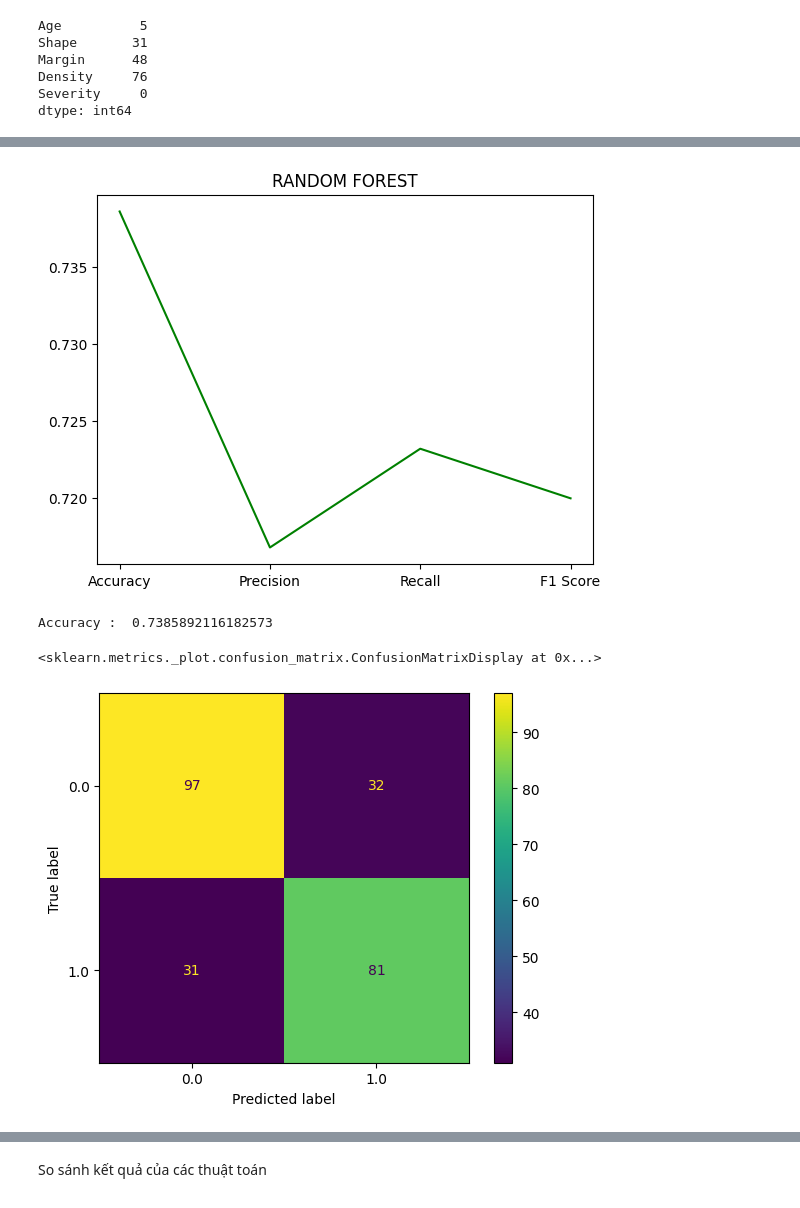
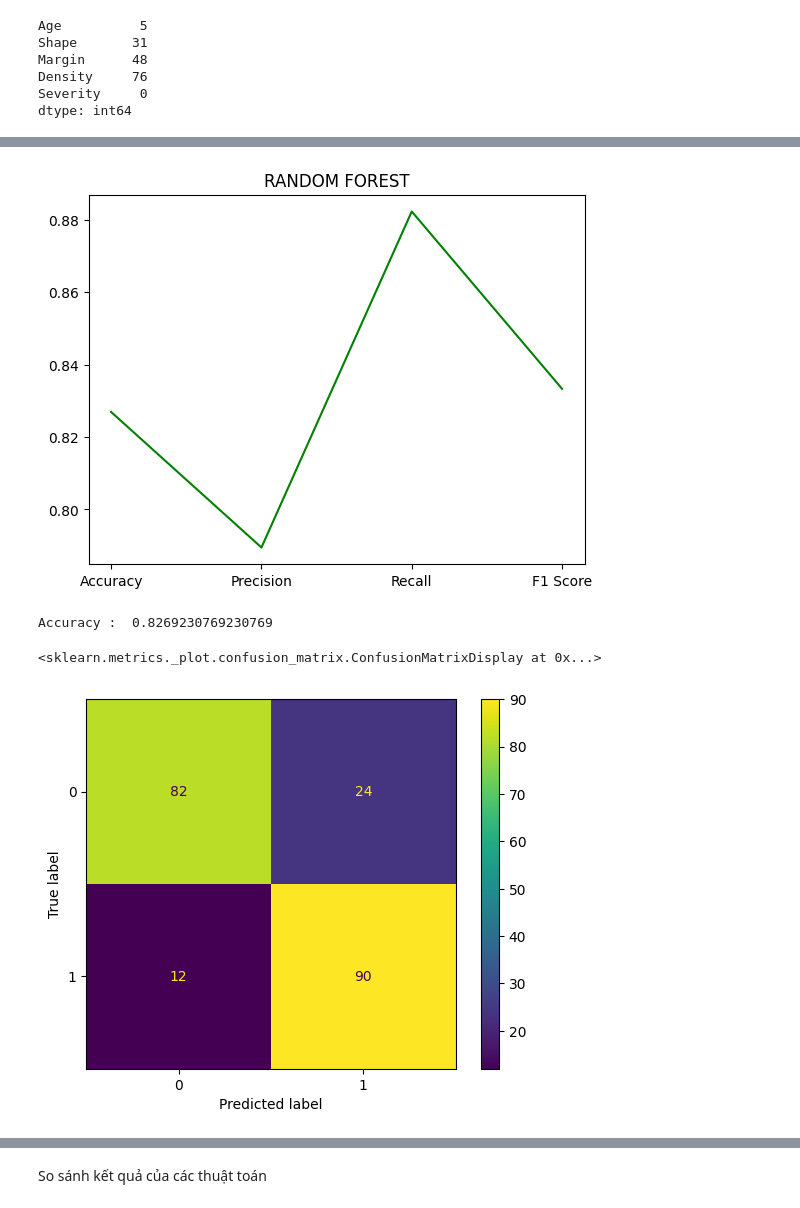
Before and after one commit to NguyenThiHongLinh/ML2023, a Jupyter notebook: Nhom2_Seminar_ML.ipynb, the cells around one changed output, grey strips where cells are left out. Drawn from its saved outputs; the diff is of its cells as text; code cells hidden in the pictures.

```diff
--- a/Nhom2_Seminar_ML.ipynb
+++ b/Nhom2_Seminar_ML.ipynb
@@ -67,7 +67,3 @@ Margin      48
 Density     76
 Severity     0
 dtype: int64
-# %%
-#fill in dữ liệu bị thiếu
-imputer = SimpleImputer(missing_values=np.nan, strategy = "most_frequent")
-imputer.fit(data)
@@ -81,6 +70,3 @@ array([59.,  4.,  1.,  3.,  0.])
-# %%
-#impute into dataset
-data = imputer.transform(data)
 # %%
 data = pd.DataFrame(data)
 # thống kê các thuộc tính của dữ liệu
@@ -95,3 +81,7 @@ data.describe(include=("all"))
 | 50% | 57.000000 | 3.000000 | 3.000000 | 3.000000 | 0.000000 |
 | 75% | 66.000000 | 4.000000 | 4.000000 | 3.000000 | 1.000000 |
 | max | 96.000000 | 4.000000 | 5.000000 | 4.000000 | 1.000000 |
+# %%
+data.dropna(inplace=True)
+data.shape
+data. describe(include=("all"))
@@ -315,33 +315,33 @@ Accuracy :  0.7095435684647303
 # %%
 # RANDOM FOREST CLASSIFIER
 from sklearn.ensemble import RandomForestClassifier
-clf = RandomForestClassifier(n_estimators=10)
+clf = RandomForestClassifier(max_depth=3, n_estimators=100, random_state=0)
 clf = clf.fit(X_train,y_train)
 y_pred_rd = clf.predict(X_test)
 clf.score(X_test, y_test)
 # scores = model_selection.cross_val_score(clf,X,y,cv=10)
 # print(scores)
 # print(scores.mean())
 
 acc_rd=accuracy_score(y_test, y_pred_rd)
 precision_rd = precision_score(y_test, y_pred_rd)
 recall_rd = recall_score(y_test, y_pred_rd)
 f1_rd = f1_score(y_test, y_pred_rd)
 
 #Create data for plotting
 values = [acc_rd, precision_rd, recall_rd, f1_rd]
 names = ["Accuracy", "Precision", "Recall", "F1 Score"]
 plt.plot(names, values, color="green")
 plt.title("RANDOM FOREST")
 plt.show()
 
 print ("Accuracy : ", acc_rd)
 ConfusionMatrixDisplay.from_predictions(y_test, y_pred_rd)
 # %% [output]
-[figure, old version]
+[figure, new version]
-Accuracy :  0.7385892116182573
+Accuracy :  0.8269230769230769
 <sklearn.metrics._plot.confusion_matrix.ConfusionMatrixDisplay at 0x...>
-[figure, old version]
+[figure, new version]
 # %%
 #Neural network
 import keras
```
Also changed, not shown: parts of 17 cells of this notebook.
